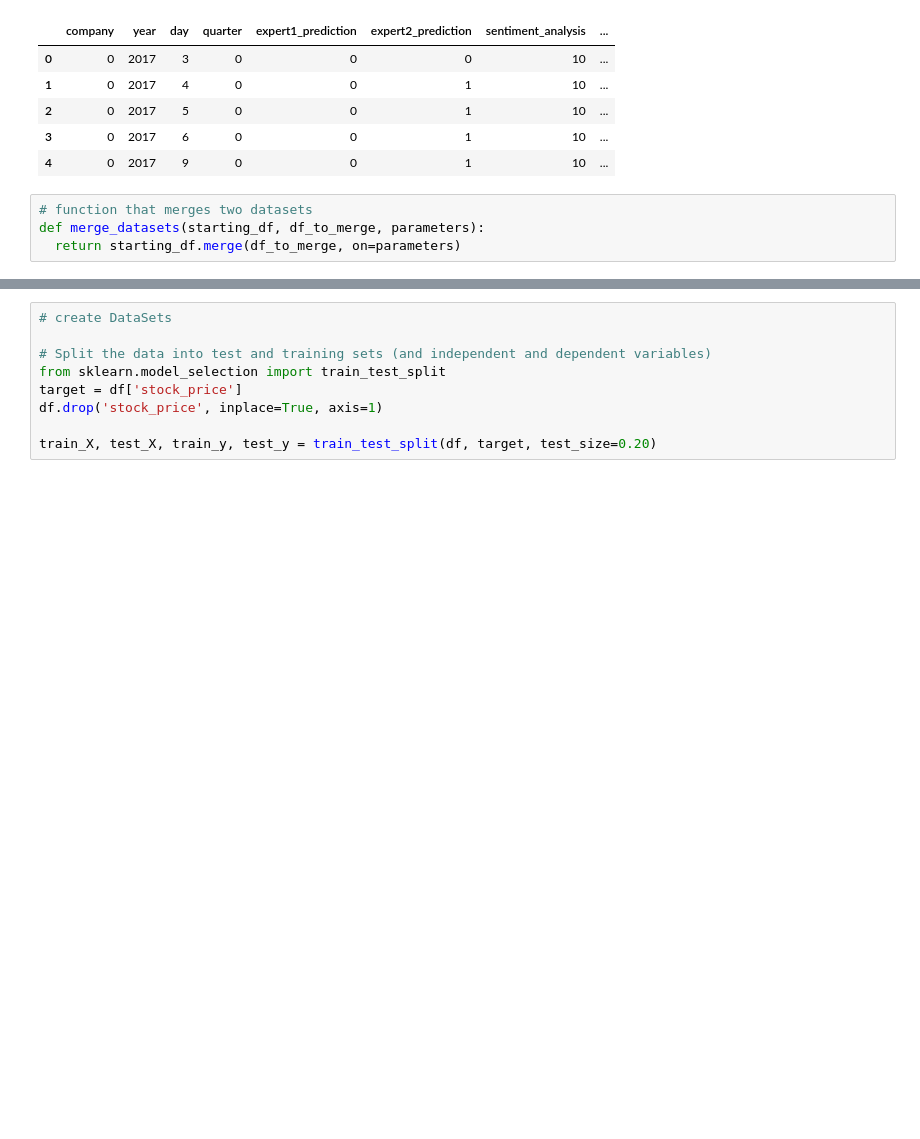
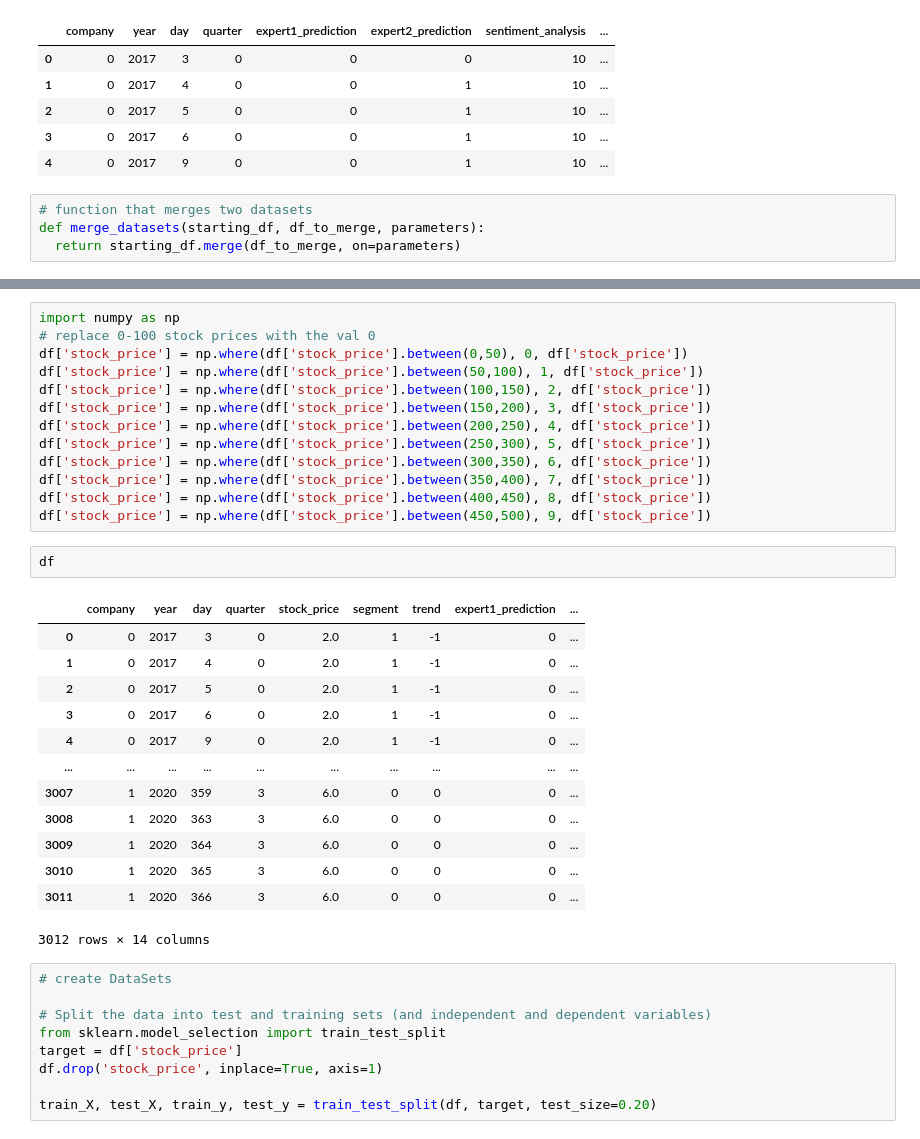
Before and after one commit to LucaReggiani/BeatTheMarket, a Jupyter notebook: beatTheMarket.ipynb, the cells around one changed output, grey strips where cells are left out. Cells and saved outputs as stored; diff of their text form; blank space fills up the shorter version.

```diff
--- a/beatTheMarket.ipynb
+++ b/beatTheMarket.ipynb
@@ -139,3 +140,32 @@ df.head()
+# %%
+import numpy as np
+# replace 0-100 stock prices with the val 0
+df['stock_price'] = np.where(df['stock_price'].between(0,50), 0, df['stock_price'])
+df['stock_price'] = np.where(df['stock_price'].between(50,100), 1, df['stock_price'])
+df['stock_price'] = np.where(df['stock_price'].between(100,150), 2, df['stock_price'])
+df['stock_price'] = np.where(df['stock_price'].between(150,200), 3, df['stock_price'])
+df['stock_price'] = np.where(df['stock_price'].between(200,250), 4, df['stock_price'])
+df['stock_price'] = np.where(df['stock_price'].between(250,300), 5, df['stock_price'])
+df['stock_price'] = np.where(df['stock_price'].between(300,350), 6, df['stock_price'])
+df['stock_price'] = np.where(df['stock_price'].between(350,400), 7, df['stock_price'])
+df['stock_price'] = np.where(df['stock_price'].between(400,450), 8, df['stock_price'])
+df['stock_price'] = np.where(df['stock_price'].between(450,500), 9, df['stock_price'])
+# %%
+df
+# %% [output]
+|  | company | year | day | quarter | stock_price | segment | trend | expert1_prediction | ... |
+| 0 | 0 | 2017 | 3 | 0 | 2.0 | 1 | -1 | 0 | ... |
+| 1 | 0 | 2017 | 4 | 0 | 2.0 | 1 | -1 | 0 | ... |
+| 2 | 0 | 2017 | 5 | 0 | 2.0 | 1 | -1 | 0 | ... |
+| 3 | 0 | 2017 | 6 | 0 | 2.0 | 1 | -1 | 0 | ... |
+| 4 | 0 | 2017 | 9 | 0 | 2.0 | 1 | -1 | 0 | ... |
+| ... | ... | ... | ... | ... | ... | ... | ... | ... | ... |
+| 3007 | 1 | 2020 | 359 | 3 | 6.0 | 0 | 0 | 0 | ... |
+| 3008 | 1 | 2020 | 363 | 3 | 6.0 | 0 | 0 | 0 | ... |
+| 3009 | 1 | 2020 | 364 | 3 | 6.0 | 0 | 0 | 0 | ... |
+| 3010 | 1 | 2020 | 365 | 3 | 6.0 | 0 | 0 | 0 | ... |
+| 3011 | 1 | 2020 | 366 | 3 | 6.0 | 0 | 0 | 0 | ... |
+3012 rows × 14 columns
 # %%
 # create DataSets
 
```
Also changed, not shown: parts of 7 cells of this notebook.
